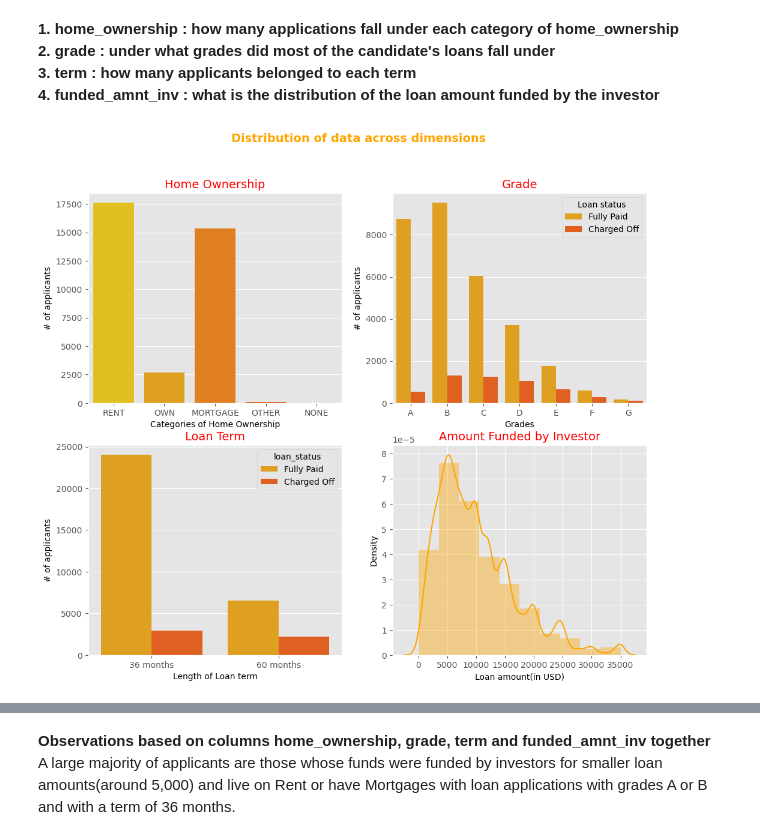
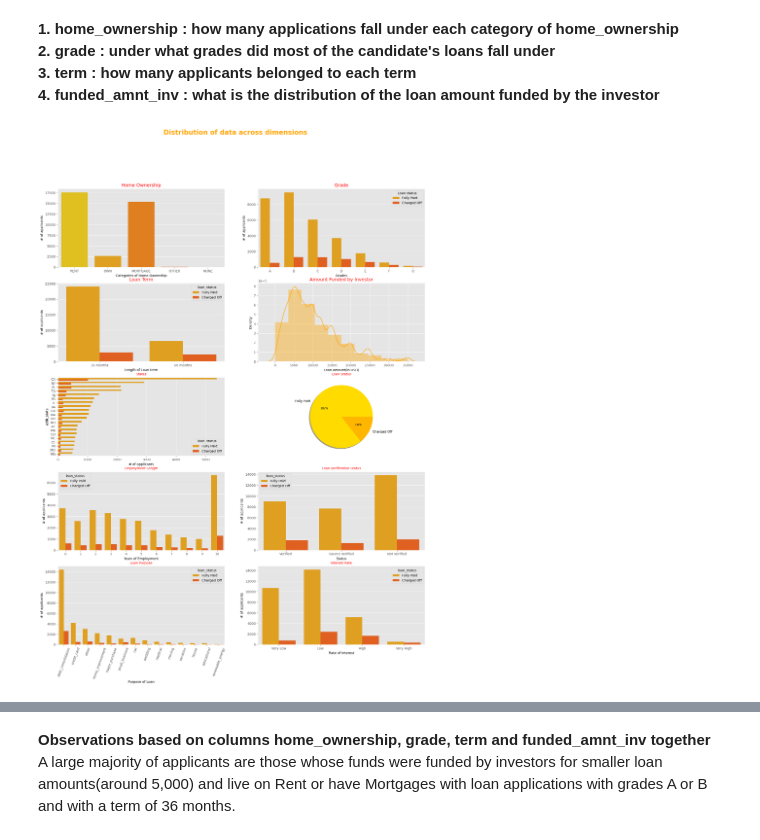
Before and after one commit to andrea-naz7/Lending_CaseStudy, a Jupyter notebook: Andrea_Shagun.ipynb, the cells around one changed output, grey strips where cells are left out. Cells and saved outputs as stored; diff of their text form; code cells hidden in the pictures.

```diff
--- a/Andrea_Shagun.ipynb
+++ b/Andrea_Shagun.ipynb
@@ -384,0 +397,4 @@ dtype('float64')
+# %%
+#int_rate varies between 5.4 and 24.4, create 4 bins representing very low, low, high and very high interest rates.
+inp1['int_rate_bins'] = pd.cut(inp1['int_rate'], bins = 4,labels=['Very Low','Low','High','Very High'])
+inp1['int_rate_bins'].value_counts()
@@ -574,3 +596,10 @@ inp4['emp_length'].mode()
 # %% [output]
 0    10+ years
 Name: emp_length, dtype: object
+# %%
+#convert to numeric column having values between 0 and 10
+#0 represents employess having experience less than 1 year and 10 represents employees with experience 10 or more.
+inp4['emp_length']= inp4["emp_length"].str.replace("< 1", "0")
+inp4['emp_length']=inp4["emp_length"].str.extract('(\d+)')
+inp4['emp_length'] = inp4['emp_length'].apply(lambda x : int(x))
+inp4['emp_length'].dtype
@@ -677,36 +708,71 @@ Analysis on:<br>
 inp5 = inp4[inp4.loan_status == 'Charged Off']
 # %%
 #subplots for the univariate analysis
-plt.figure(figsize=(12,10))
+plt.figure(figsize=(20,25))
 
-plt.subplot(2,2,1)
+plt.subplot(5,2,1)
 plt.title('Home Ownership',fontdict={'fontsize':14,'fontweight':5,'color':'Red'})
 sns.countplot(data=inp4, x='home_ownership',palette='autumn_r')
 plt.xlabel("Categories of Home Ownership")
 plt.ylabel("# of applicants")
 
-plt.subplot(2,2,2)
+plt.subplot(5,2,2)
 plt.title('Grade',fontdict={'fontsize':14,'fontweight':5,'color':'Red'})
 sns.countplot(data=inp4, x='grade',order=['A','B','C','D','E','F','G'], hue='loan_status', palette="autumn_r")
 plt.xlabel("Grades")
 plt.legend(title='Loan status')
 plt.ylabel("# of applicants")
 
-plt.subplot(2,2,3)
+plt.subplot(5,2,3)
 plt.title('Loan Term',fontdict={'fontsize':14,'fontweight':5,'color':'Red'})
 sns.countplot(data=inp4, x='term',order=['36 months','60 months'], hue = 'loan_status', palette="autumn_r")
 plt.xlabel("Length of Loan term")
 plt.ylabel("# of applicants")
 
-plt.subplot(2,2,4)
+plt.subplot(5,2,4)
 plt.title('Amount Funded by Investor',fontdict={'fontsize':14,'fontweight':5,'color':'Red'})
 sns.distplot(inp4['funded_amnt_inv'],bins=10,color='orange')
 plt.xlabel("Loan amount(in USD)")
 
-plt.suptitle('Distribution of data across dimensions',fontsize=14,color='Orange',weight='bold')
+plt.subplot(5,2,5)
+plt.title('States',fontdict={'fontsize':10,'fontweight':5,'color':'Red'})
+sns.countplot(y=str('addr_state'), data=inp4, orient="h", hue='loan_status',order=inp4.addr_state.value_counts().iloc[:20].index ,palette = "autumn_r")
+plt.xlabel("# of applicants")
+
+plt.subplot(5,2,6)
+plt.title('Loan Status',fontdict={'fontsize':10,'fontweight':5,'color':'Red'})
+colors = sns.color_palette('autumn_r')
+plt.pie(inp4['loan_status'].value_counts(),colors=colors,labels =['Fully Paid', 'Charged Off'], autopct = '%.0f%%', shadow = True)
+
+plt.subplot(5,2,7)
+plt.title('Employment Length',fontdict={'fontsize':10,'fontweight':5,'color':'Red'})
+sns.countplot(data=inp4, x=inp4['emp_length'], hue='loan_status', palette = "autumn_r")
+plt.xlabel("Years of Employment")
+plt.ylabel("# of applicants")
+
+plt.subplot(5,2,8)
+plt.title('Loan Verification Status',fontdict={'fontsize':10,'fontweight':5,'color':'Red'})
+sns.countplot(data=inp4, x=inp4['verification_status'], hue='loan_status', palette = "autumn_r")
+plt.xlabel("Status")
+plt.ylabel("# of applicants")
+
+plt.subplot(5,2,9)
+plt.title('Loan Purpose',fontdict={'fontsize':10,'fontweight':5,'color':'Red'})
+sns.countplot(data = inp4,x='purpose',order=inp4.purpose.value_counts().index,hue='loan_status', palette = "autumn_r")
+plt.xticks(rotation=70)
+plt.xlabel("Purpose of Loan")
+plt.ylabel("# of applicants")
+
+plt.subplot(5,2,10)
+plt.title('Interest Rate',fontdict={'fontsize':10,'fontweight':5,'color':'Red'})
+sns.countplot(data=inp4, x=inp4['int_rate_bins'], hue='loan_status', palette = "autumn_r")
+plt.xlabel("Rate of Interest")
+plt.ylabel("# of applicants")
+
+plt.suptitle('Distribution of data across dimensions',fontsize=20,color='Orange',weight='bold')
 plt.show()
 # %% [output]
-[figure, old version]
+[figure, new version]
 # %% [markdown]
 **Observations on:**<br>
 **1. home_ownership**<br>
```
Also changed, not shown: parts of 33 cells of this notebook.
